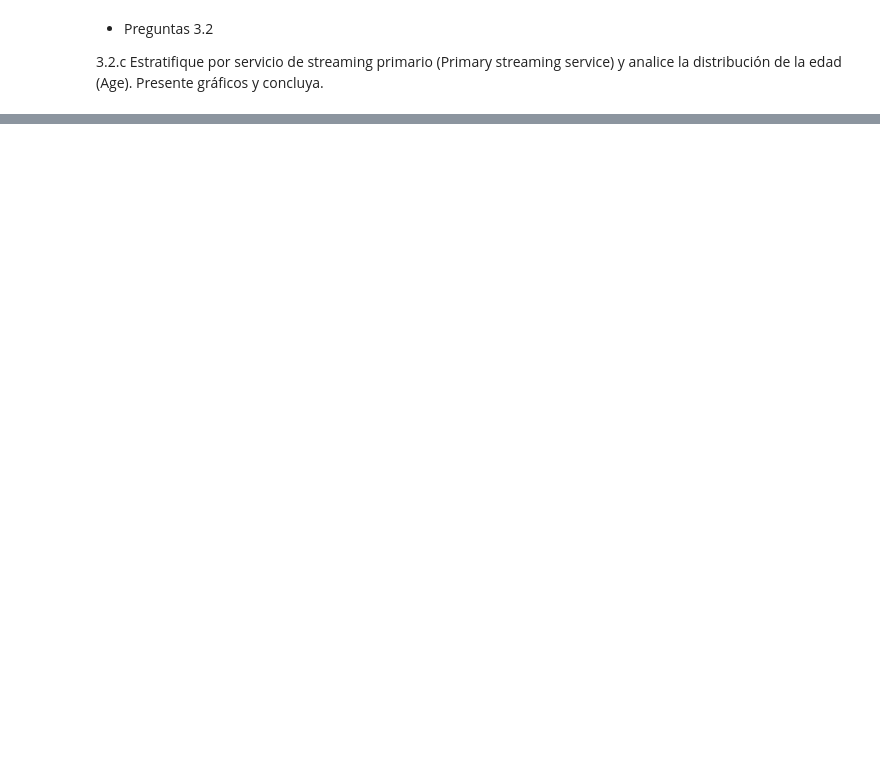
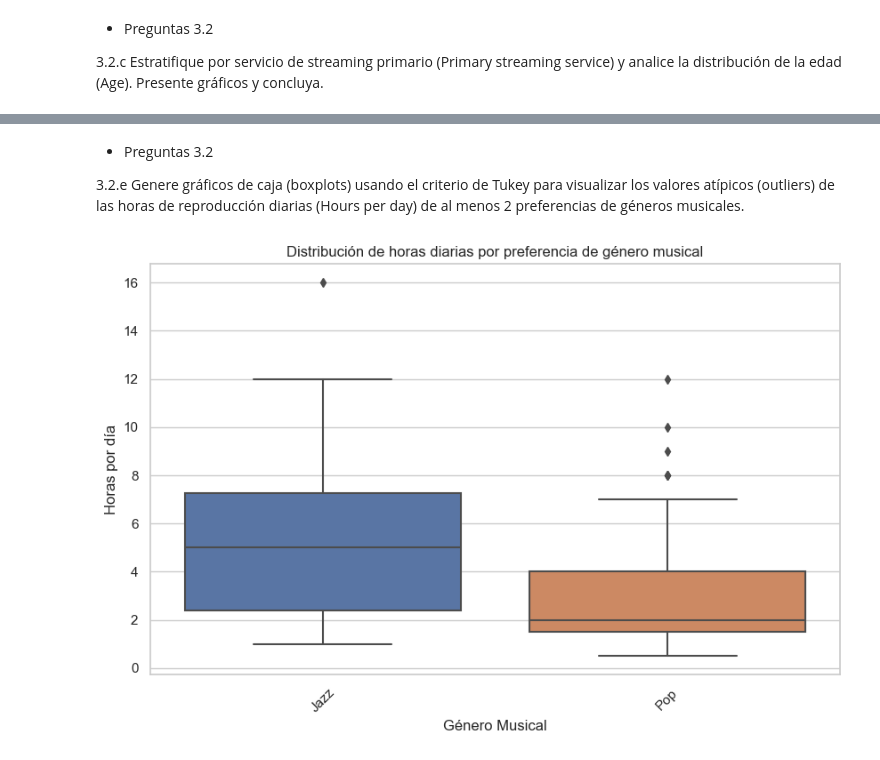
Before and after one commit to mixedpaipo/LECS, a Jupyter notebook: LEC1/lec1-grupoA.ipynb, the cells around one changed output, grey strips where cells are left out. Saved outputs shown, nothing was run; the diff lists cells and outputs as text; code cells hidden in the pictures; blank space fills up the shorter version.

```diff
--- a/LEC1/lec1-grupoA.ipynb
+++ b/LEC1/lec1-grupoA.ipynb
@@ -209,0 +472,23 @@ plt.show()
+# %% [markdown]
+* Preguntas 3.2
+
+3.2.e Genere gráficos de caja (boxplots) usando el criterio de Tukey para visualizar los valores atípicos (outliers) de las horas de reproducción diarias (Hours per day) de al
+menos 2 preferencias de géneros musicales.
+# %%
+#Para responder a la pregunta 3.2.e
+
+generos_seleccionados = ['Pop', 'Jazz']
+grupo_seleccionados = df[df['Fav genre'].isin(generos_seleccionados)]
+
+# Grafico
+plt.figure(figsize=(10, 6))
+sns.boxplot(x='Fav genre', y='Hours per day', data=grupo_seleccionados)
+
+plt.title('Distribución de horas diarias por preferencia de género musical')
+plt.xlabel('Género Musical')
+plt.ylabel('Horas por día')
+plt.xticks(rotation=45)
+
+plt.show()
+# %% [output]
+[figure, added]
```
Also changed, not shown: parts of 17 cells of this notebook.
